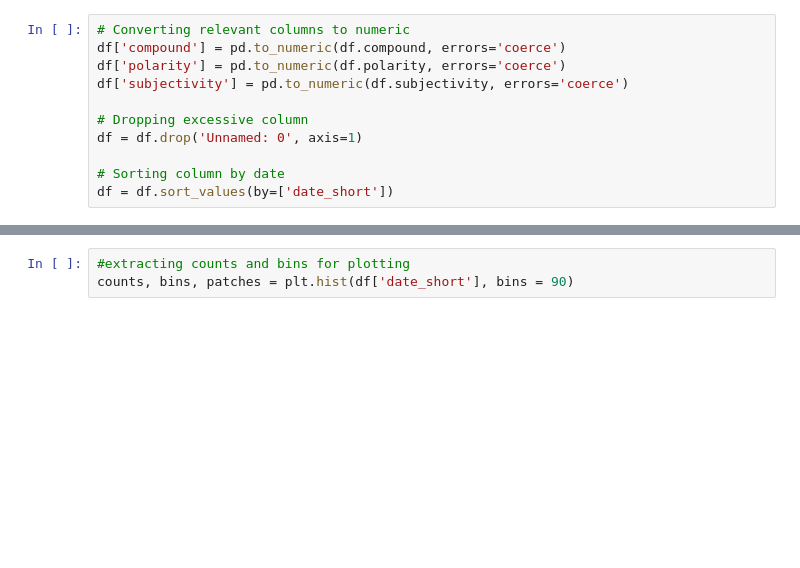
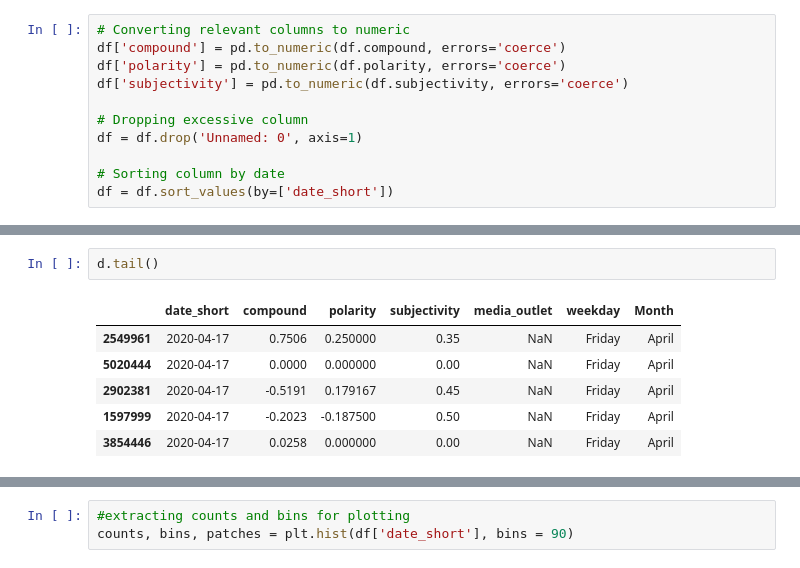
Before and after one commit to epfl-ada/ada-2021-project-gutta-boys, a Jupyter notebook: benjamin.ipynb, the cells around one changed output, grey strips where cells are left out. Drawn from its saved outputs; the diff is of its cells as text; blank space fills up the shorter version.

```diff
--- a/benjamin.ipynb
+++ b/benjamin.ipynb
@@ -101,0 +120,9 @@ df = df.sort_values(by=['date_short'])
+# %%
+d.tail()
+# %% [output]
+|  | date_short | compound | polarity | subjectivity | media_outlet | weekday | Month |
+| 2549961 | 2020-04-17 | 0.7506 | 0.250000 | 0.35 | NaN | Friday | April |
+| 5020444 | 2020-04-17 | 0.0000 | 0.000000 | 0.00 | NaN | Friday | April |
+| 2902381 | 2020-04-17 | -0.5191 | 0.179167 | 0.45 | NaN | Friday | April |
+| 1597999 | 2020-04-17 | -0.2023 | -0.187500 | 0.50 | NaN | Friday | April |
+| 3854446 | 2020-04-17 | 0.0258 | 0.000000 | 0.00 | NaN | Friday | April |
```
Also changed, not shown: parts of 20 cells of this notebook, 7 other files.
